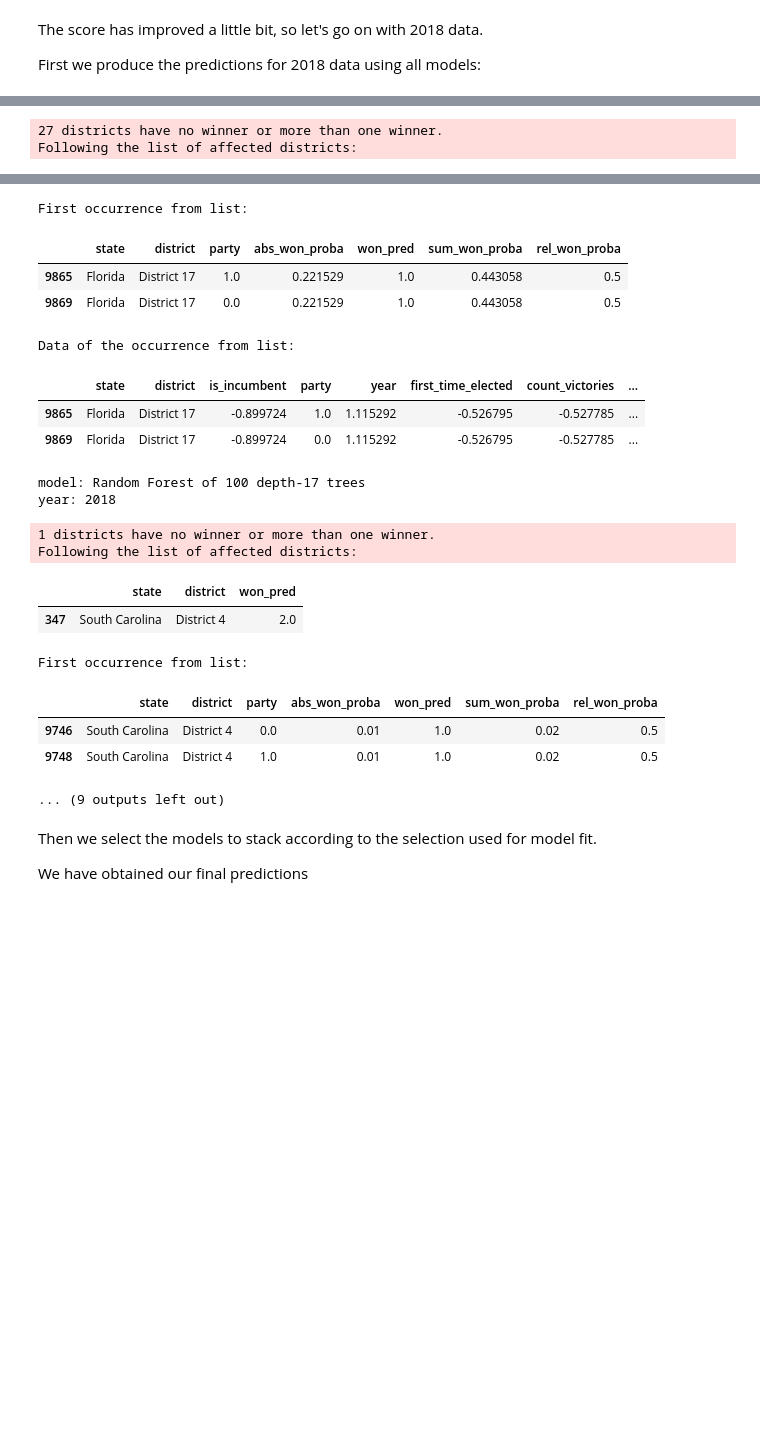
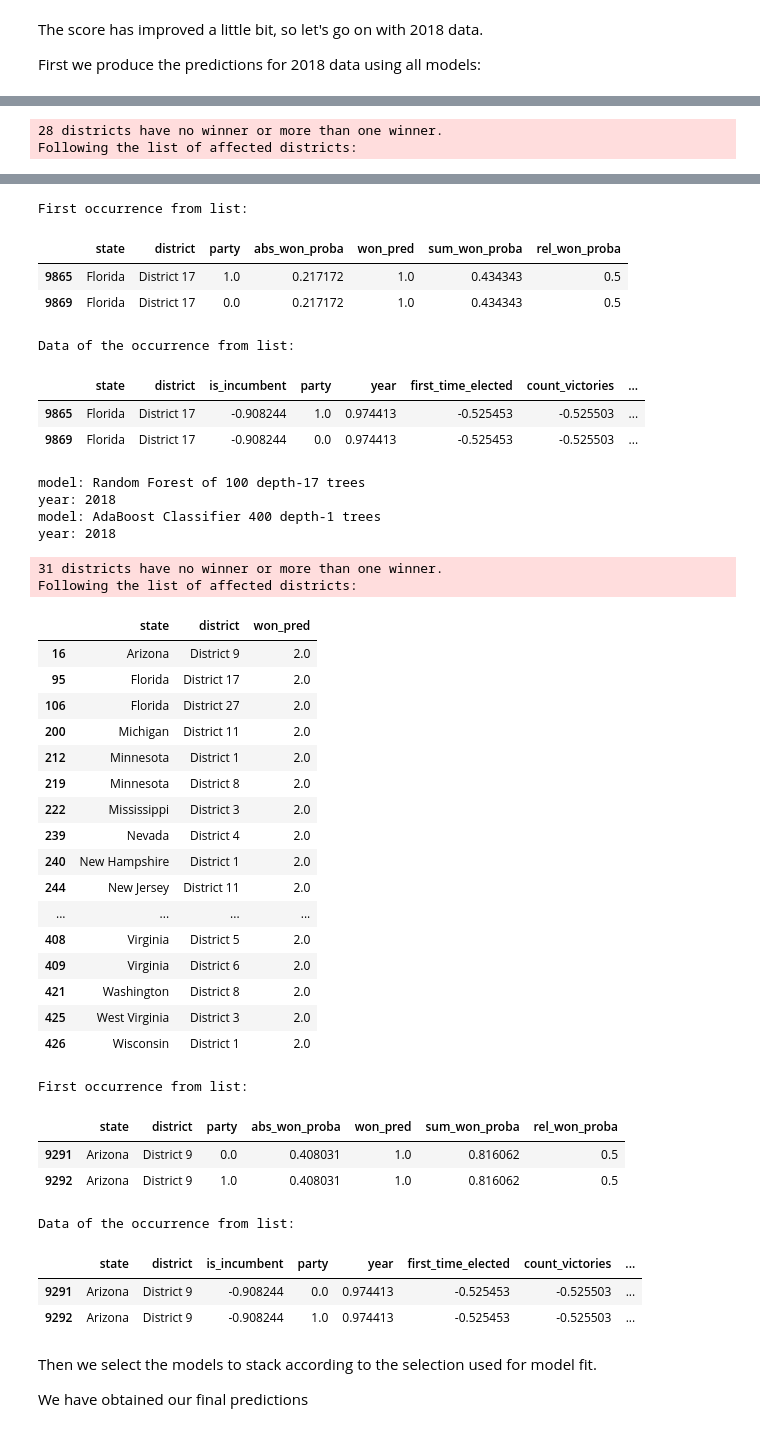
Before and after one commit to pmary/harvard_E-109A_final, a Jupyter notebook: 03-Modeling.ipynb, the cells around one changed output, grey strips where cells are left out. Saved outputs shown, nothing was run; the diff lists cells and outputs as text; code cells hidden in the pictures; blank space fills up the shorter version.

```diff
--- a/03-Modeling.ipynb
+++ b/03-Modeling.ipynb
@@ -410,13 +448,17 @@ def pre_process(df, year):
     x_train_designFeatures=designFeatures(x_train, y_train, df_districts, x_train)
     x_test_designFeatures=designFeatures(x_train, y_train, df_districts, x_test)
 
+    #drop features
+    x_train_designFeatures=drop_features(x_train_designFeatures)
+    x_test_designFeatures=drop_features(x_test_designFeatures)
+
     #Standardize
     columns=list(x_train_designFeatures.select_dtypes(include='float'))
     scaler = StandardScaler().fit(x_train_designFeatures[columns])
     x_train_designFeatures.loc[:, columns]=scaler.transform(x_train_designFeatures[columns])
     x_test_designFeatures.loc[:, columns]=scaler.transform(x_test_designFeatures[columns])
 
-    #remove columns which are not in both datasets, like set(dataset1)^set(dataset2)
+    #remove columns which are not in both datasets (it can happen with partisanship_1)
     x_train_designFeatures=x_train_designFeatures[list(x_test_designFeatures)]
 
     return x_train_designFeatures, x_test_designFeatures, y_train, y_test, df_districts, df_party
@@ -453,7 +507,7 @@ def modelListTrain(modelList, train_df, years):
             #print accuracy scores
             print('Training accuracy: {:.2%}\nValidation accuracy: {:.2%}\nMutually exclusive validation accuracy: {:.2%}\nMutually exclusive validation accuracy by district: {:.2%}\n'.format(train_acc[-1], val_acc[-1], val_acc_2[-1], Accu_val_2_byDistrict[-1]))
         #plot this model scores through years
-        title='Scores of model {} cross-validated through years'.format(modelList[i]['name'])
+        title='Scores of model {} through years'.format(modelList[i]['name'])
         plotYearscores(years, train_acc, val_acc, val_acc_2, Accu_val_2_byDistrict, title, xlabel='Year')
         #store model scores into model list (mean of all years folds)
         modelList[i]['score train']=np.mean(train_acc)
@@ -465,4 +523,6 @@ def modelListTrain(modelList, train_df, years):
 # %%
 #training set on data starting from yearStart until before 2018, test set on 2018 data
-yearStart=1948
-train_data, test_data = house_df[(house_df['year']>=yearStart)&(house_df['year']!=2018)], house_df[house_df['year']==2018]
+yearStart=1900
+#train_data=house_df[(house_df['is_presidential_year']==0)&(house_df['year']>=yearStart)&(house_df['year']!=2018)]
+#test_data=house_df[house_df['year']==2018]
+train_data, test_data = house_df[(house_df['year']>=yearStart)&(house_df['year']<2018)], house_df[house_df['year']==2018]
@@ -633,11 +710,12 @@ def var_sel_RF_2(x_train, y_train, x_test, y_test, threshold=0.003):
 
     # Accuracy of model with all features
     y_pred = clf.predict(x_test)
-    print('Accuracy of model with all features: {}'.format(accuracy_score(y_test, y_pred)))
+    #print('Accuracy of model with all features: {}'.format(accuracy_score(y_test, y_pred)))
 
     # Accuracy of model with most important features
     y_important_pred = clf_important.predict(X_important_test)
-    print('Accuracy of model with most important features: {}'.format(accuracy_score(y_test, y_important_pred)))
+    #print('Accuracy of model with most important features: {}'.format(accuracy_score(y_test, y_important_pred)))
     featList=pd.DataFrame(feat_imp)[1]
-    print('Features to drop: {}'.format(list(set(x_train)-set(featList))))
+    if threshold>0.0:
+        print('Features below threshold {}: {}'.format(threshold, list(set(x_train)-set(featList))))
     return feat_imp
@@ -845,7 +945,8 @@ First we produce the predictions for 2018 data using all models:
 # %%
 #split dataset using 2018 data as test set
 year=2018
-data=house_df[(house_df['year']>=yearStart)]
+#data=house_df[(house_df['year']>=yearStart)]
+data=train_data.append(test_data)
 predictions2018toStack=predictForStack(data, [year], modelList)
 # %% [output]
 model: Logistic Regression CV=5
@@ -853,45 +954,65 @@ year: 2018
 model: LDA
 year: 2018
 model: Decision Tree, depth=4
 year: 2018
-27 districts have no winner or more than one winner.
+28 districts have no winner or more than one winner.
 Following the list of affected districts:
 |  | state | district | won_pred |
 | 95 | Florida | District 17 | 2.0 |
 | 106 | Florida | District 27 | 2.0 |
 | 144 | Illinois | District 4 | 2.0 |
 | 212 | Minnesota | District 1 | 2.0 |
 | 222 | Mississippi | District 3 | 2.0 |
 | 239 | Nevada | District 4 | 2.0 |
 | 244 | New Jersey | District 11 | 2.0 |
 | 246 | New Jersey | District 2 | 2.0 |
 | 296 | North Carolina | District 9 | 2.0 |
 | 297 | North Dakota | At-Large | 2.0 |
 | ... | ... | ... | ... |
 | 408 | Virginia | District 5 | 2.0 |
 | 409 | Virginia | District 6 | 2.0 |
 | 421 | Washington | District 8 | 2.0 |
 | 425 | West Virginia | District 3 | 2.0 |
 | 426 | Wisconsin | District 1 | 2.0 |
 First occurrence from list:
 |  | state | district | party | abs_won_proba | won_pred | sum_won_proba | rel_won_proba |
-| 9865 | Florida | District 17 | 1.0 | 0.221529 | 1.0 | 0.443058 | 0.5 |
-| 9869 | Florida | District 17 | 0.0 | 0.221529 | 1.0 | 0.443058 | 0.5 |
+| 9865 | Florida | District 17 | 1.0 | 0.217172 | 1.0 | 0.434343 | 0.5 |
+| 9869 | Florida | District 17 | 0.0 | 0.217172 | 1.0 | 0.434343 | 0.5 |
 Data of the occurrence from list:
 |  | state | district | is_incumbent | party | year | first_time_elected | count_victories | ... |
-| 9865 | Florida | District 17 | -0.899724 | 1.0 | 1.115292 | -0.526795 | -0.527785 | ... |
-| 9869 | Florida | District 17 | -0.899724 | 0.0 | 1.115292 | -0.526795 | -0.527785 | ... |
+| 9865 | Florida | District 17 | -0.908244 | 1.0 | 0.974413 | -0.525453 | -0.525503 | ... |
+| 9869 | Florida | District 17 | -0.908244 | 0.0 | 0.974413 | -0.525453 | -0.525503 | ... |
 model: Random Forest of 100 depth-17 trees
 year: 2018
+model: AdaBoost Classifier 400 depth-1 trees
+year: 2018
-1 districts have no winner or more than one winner.
+31 districts have no winner or more than one winner.
 Following the list of affected districts:
 |  | state | district | won_pred |
-| 347 | South Carolina | District 4 | 2.0 |
+| 16 | Arizona | District 9 | 2.0 |
+| 95 | Florida | District 17 | 2.0 |
+| 106 | Florida | District 27 | 2.0 |
+| 200 | Michigan | District 11 | 2.0 |
+| 212 | Minnesota | District 1 | 2.0 |
+| 219 | Minnesota | District 8 | 2.0 |
+| 222 | Mississippi | District 3 | 2.0 |
+| 239 | Nevada | District 4 | 2.0 |
+| 240 | New Hampshire | District 1 | 2.0 |
+| 244 | New Jersey | District 11 | 2.0 |
+| ... | ... | ... | ... |
+| 408 | Virginia | District 5 | 2.0 |
+| 409 | Virginia | District 6 | 2.0 |
+| 421 | Washington | District 8 | 2.0 |
+| 425 | West Virginia | District 3 | 2.0 |
+| 426 | Wisconsin | District 1 | 2.0 |
 First occurrence from list:
 |  | state | district | party | abs_won_proba | won_pred | sum_won_proba | rel_won_proba |
-| 9746 | South Carolina | District 4 | 0.0 | 0.01 | 1.0 | 0.02 | 0.5 |
-| 9748 | South Carolina | District 4 | 1.0 | 0.01 | 1.0 | 0.02 | 0.5 |
+| 9291 | Arizona | District 9 | 0.0 | 0.408031 | 1.0 | 0.816062 | 0.5 |
+| 9292 | Arizona | District 9 | 1.0 | 0.408031 | 1.0 | 0.816062 | 0.5 |
-... (9 outputs left out)
+Data of the occurrence from list:
+|  | state | district | is_incumbent | party | year | first_time_elected | count_victories | ... |
+| 9291 | Arizona | District 9 | -0.908244 | 0.0 | 0.974413 | -0.525453 | -0.525503 | ... |
+| 9292 | Arizona | District 9 | -0.908244 | 1.0 | 0.974413 | -0.525453 | -0.525503 | ... |
 # %% [markdown]
 Then we select the models to stack according to the selection used for model fit.
 
```
Also changed, not shown: parts of 35 cells of this notebook.
